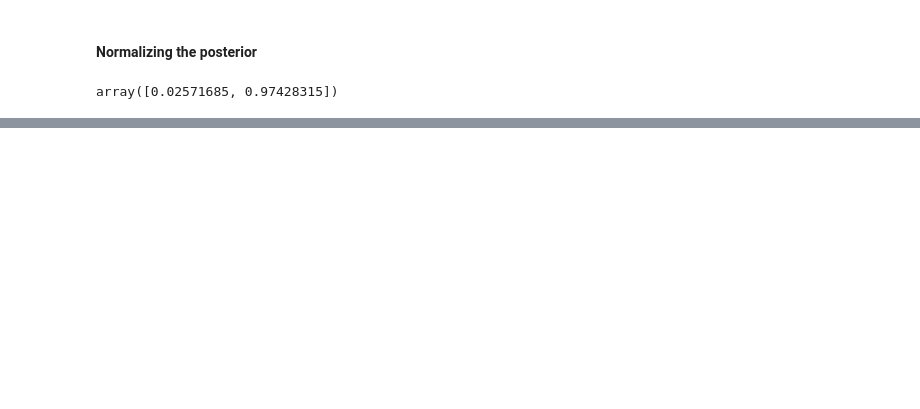
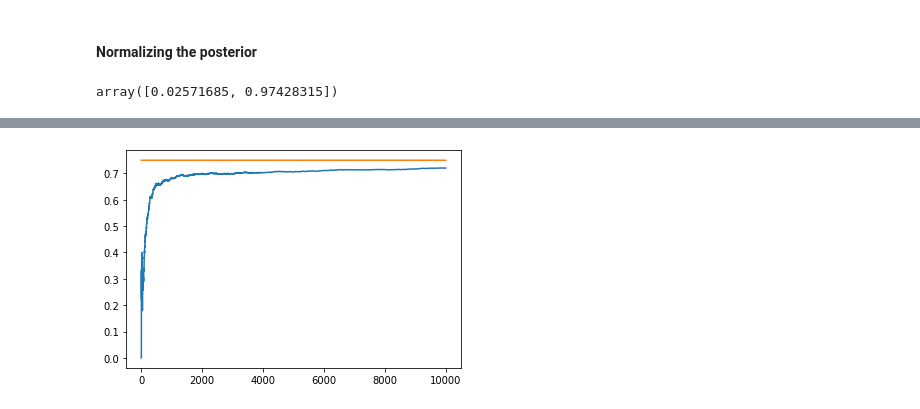
Before and after one commit to ankit-kothari/Data-Science-Journey, a Jupyter notebook: Probablity-and-Statistics/updating_posterior_distribution_demo.ipynb, the cells around one changed output, grey strips where cells are left out. Saved outputs shown, nothing was run; the diff lists cells and outputs as text; code cells hidden in the pictures; blank space fills up the shorter version.

```diff
--- a/Probablity-and-Statistics/updating_posterior_distribution_demo.ipynb
+++ b/Probablity-and-Statistics/updating_posterior_distribution_demo.ipynb
@@ -203,0 +279,77 @@ plt.show()
+# %%
+class BanditArm:
+    def __init__(self, p):
+        self.p = p #probability of success
+        self.p_estimate = 0.0 #initialize the estimate of the probability of success
+        self.mean = 0 #mean of the rewards
+        self.N = 0 #number of times the arm has been pulled
+
+    def pull(self):
+        #if the random number is less than the probability of the arm being pulled, the arm returns a 1
+        return np.random.random() < self.p
+
+    def update(self, x):
+        #update the mean of the rewards
+        self.N += 1 #increment the number of times the arm has been pulled
+        self.mean = (self.mean * (self.N - 1) + x) / self.N #update the mean of the rewards
+        self.p_estimate = self.mean #update the estimate of the probability of success
+
+    def __repr__(self):
+        return f'Arm with probability {self.p}'
+# %%
+def experiment():
+    #create a list of arms
+    bandits = [BanditArm(p) for p in BANDIT_PROBABILITIES]
+    #initialize the rewards list to 0 for each pull of the arms
+    rewards = np.zeros(NUM_TRIALS)
+
+    num_times_explored = 0 #number of times the arms were pulled
+    num_times_exploited = 0 #number of times the arms were pulled and the arm was successful
+    num_optimal = 0 #number of times the optimal arm was pulled
+    optimal_arm = np.argmax([b.p for b in bandits]) #index of the optimal arm (the arm with the highest probability)
+    print(f'Optimal arm is {optimal_arm}')
+
+
+    for i in range(NUM_TRIALS):
+        #explore the bandit by pulling a random arm with probability EPS
+        if np.random.random() < EPS:
+            num_times_explored += 1
+            j = np.random.randint(0, len(bandits))
+            #print(f'Exploring arm {j}')
+        else:
+            #exploit the bandit by pulling the arm with the highest probability
+            j = np.argmax([b.p_estimate for b in bandits])
+            #print(f'Exploiting arm {j}')
+            num_times_exploited += 1
+
+        if j == optimal_arm:
+            num_optimal += 1
+
+        #pull the arm and get the reward from the arm and update the reward list
+        x = bandits[j].pull()
+        #update the reward list with the reward from the arm
+        bandits[j].update(x)
+        #record the reward
+        rewards[i] = x
+
+
+    for b in bandits:
+        print("mean estimate:", b.p_estimate)
+
+    # print total reward
+    print("total reward earned:", rewards.sum())
+    print("overall win rate:", rewards.sum() / NUM_TRIALS)
+    print("num_times_explored:", num_times_explored)
+    print("num_times_exploited:", num_times_exploited)
+    print("num times selected optimal bandit:", num_optimal)
+
+    # plot the results
+    cumulative_rewards = np.cumsum(rewards)
+    win_rates = cumulative_rewards / (np.arange(NUM_TRIALS) + 1)
+    plt.plot(win_rates)
+    plt.plot(np.ones(NUM_TRIALS)*np.max(BANDIT_PROBABILITIES))
+    plt.show()
+
+if __name__ == "__main__":
+  experiment()
+# %% [output]
@@ -203,0 +365 @@ plt.show()
+[figure, added]
```
Also changed, not shown: parts of 11 cells of this notebook.
